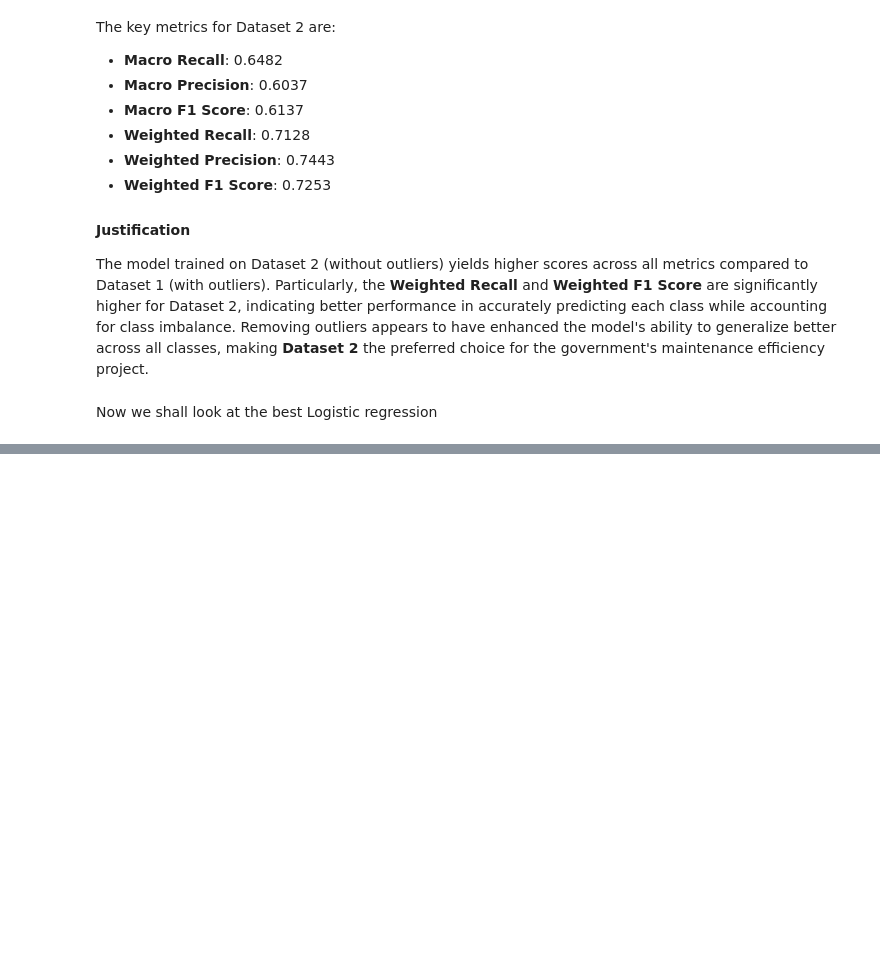
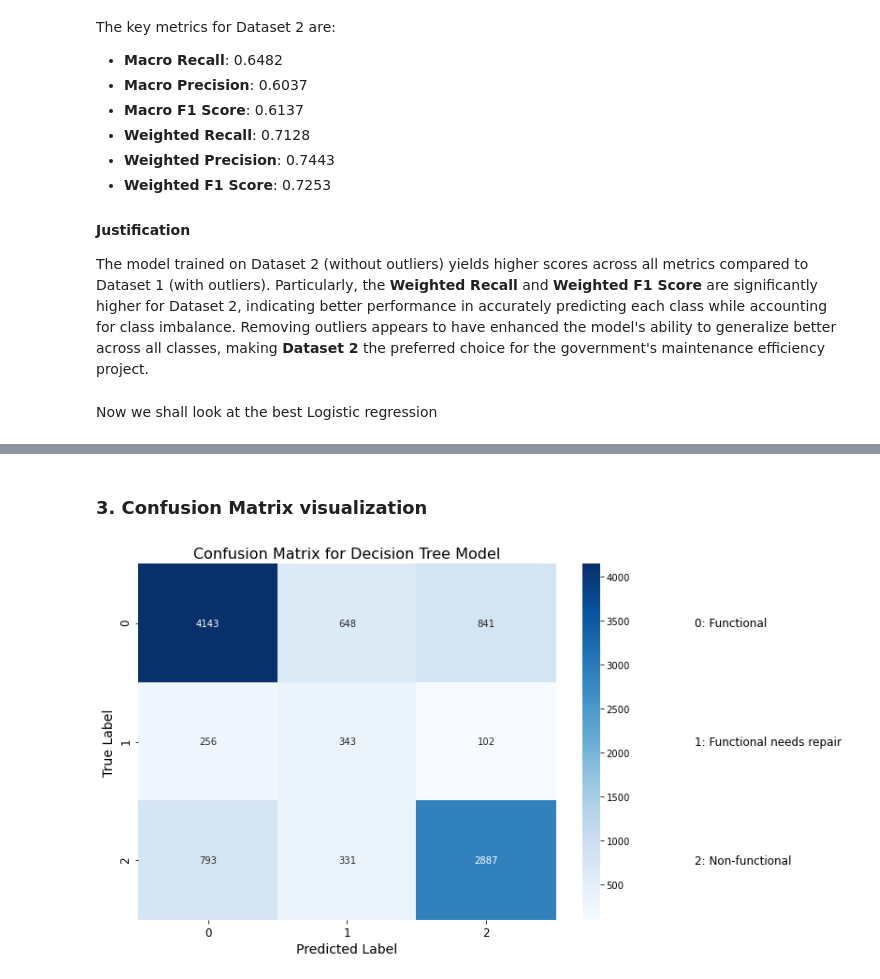
Before and after one commit to leonardkoyio/Phase-3-Project-_v1, a Jupyter notebook: index.ipynb, the cells around one changed output, grey strips where cells are left out. Cells and saved outputs as stored; diff of their text form; code cells hidden in the pictures; blank space fills up the shorter version.

```diff
--- a/index.ipynb
+++ b/index.ipynb
@@ -2561,0 +2967,30 @@ Based on the analysis, the **Decision Tree Classifier** is the better model for
+# %% [markdown]
+### 3. Confusion Matrix visualization
+# %%
+import seaborn as sns
+import matplotlib.pyplot as plt
+from sklearn.metrics import confusion_matrix, ConfusionMatrixDisplay
+
+# Generate the confusion matrix
+cm = confusion_matrix(y_test_2, model_dt.predict(X_test_2))
+
+# Plot the confusion matrix using Seaborn
+plt.figure(figsize=(10, 7))
+ax = sns.heatmap(cm, annot=True, fmt='d', cmap='Blues', xticklabels=['0', '1', '2'], yticklabels=['0', '1', '2'])
+
+# Add title and labels
+plt.title('Confusion Matrix for Decision Tree Model', fontsize=16)
+plt.xlabel('Predicted Label', fontsize=14)
+plt.ylabel('True Label', fontsize=14)
+plt.xticks(fontsize=12)
+plt.yticks(fontsize=12)
+
+# Add custom legend
+labels = ['0: Functional', '1: Functional needs repair', '2: Non-functional']
+for i, label in enumerate(labels):
+    plt.text(4, i+0.5, label, fontsize=12, verticalalignment='center')
+
+# Display the plot
+plt.show()
+# %% [output]
+[figure, added]
```
Also changed, not shown: parts of 102 cells of this notebook.
